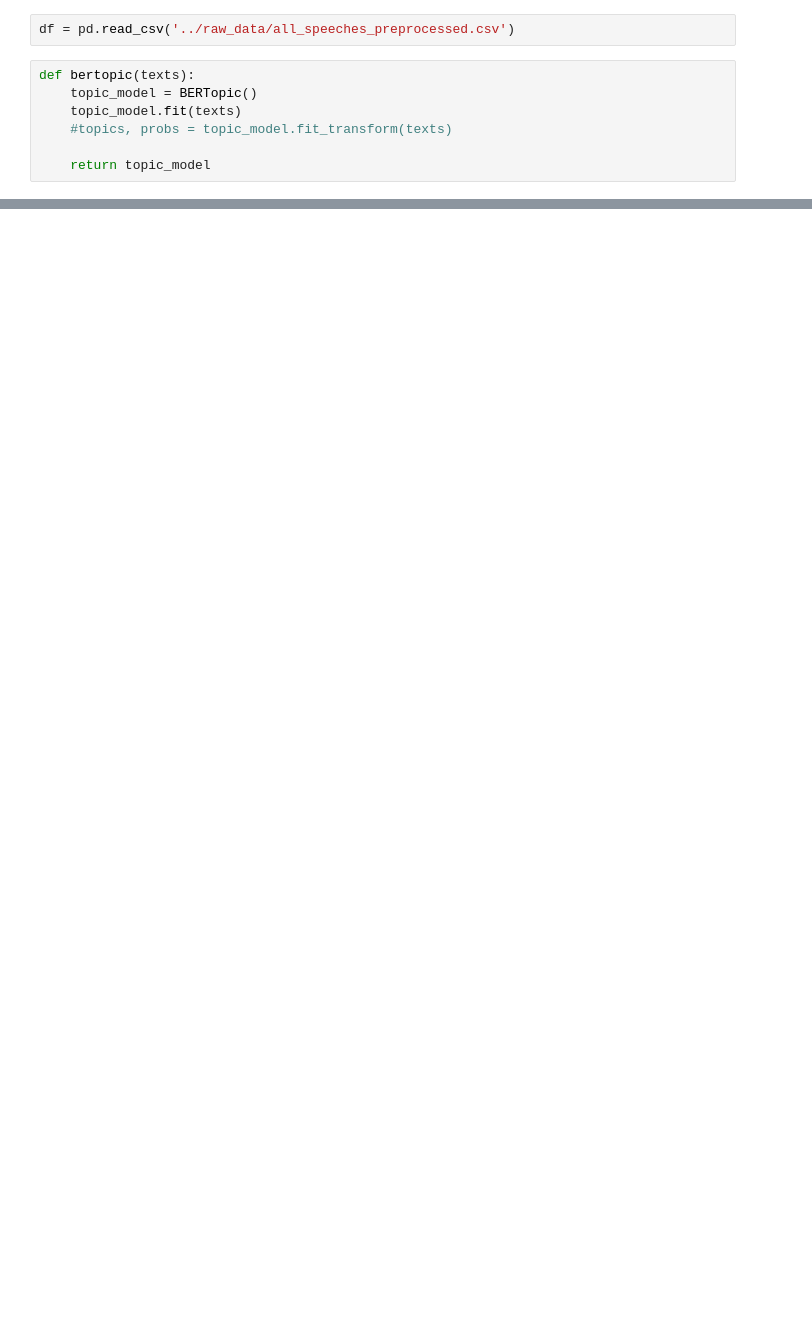
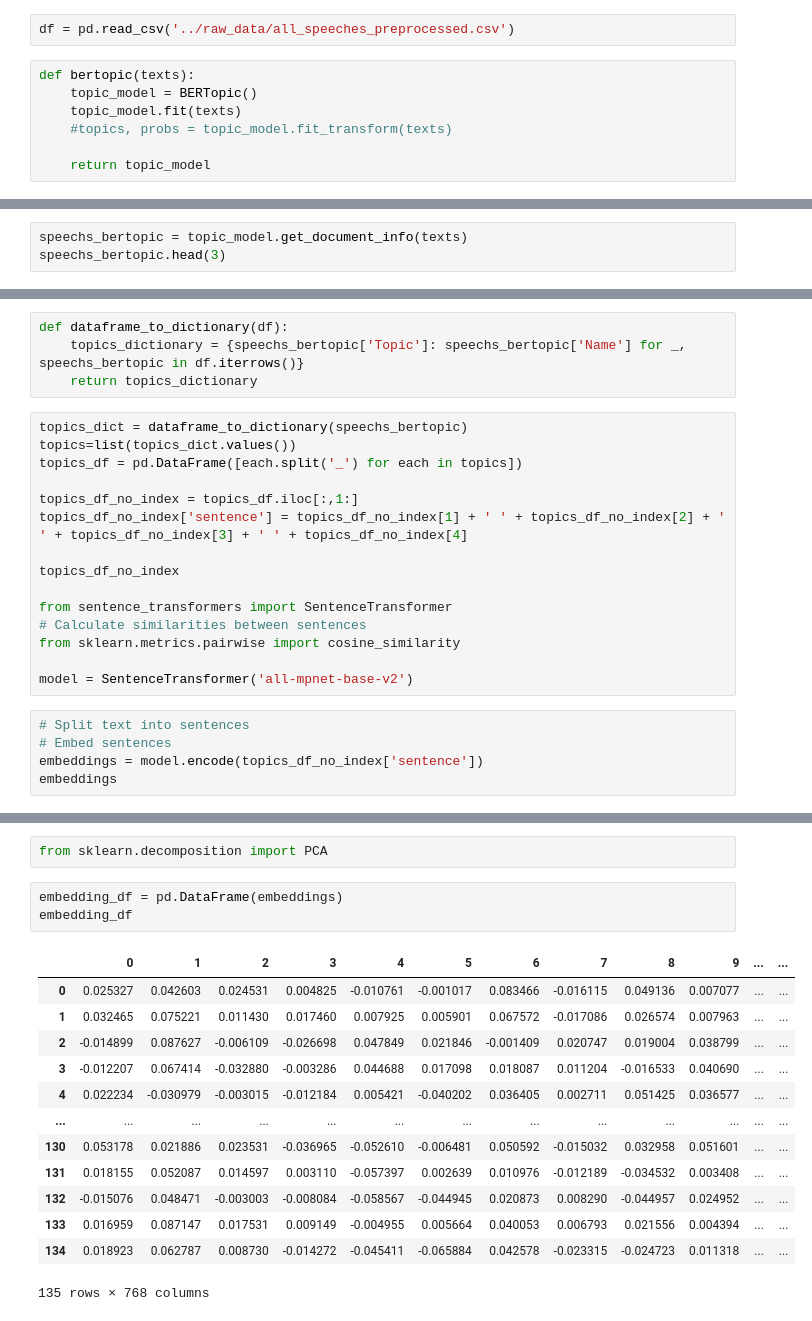
Before and after one commit to renzorico/speeches-at-UN, a Jupyter notebook: project/bertopic_vec.ipynb, the cells around one changed output, grey strips where cells are left out. Saved outputs shown, nothing was run; the diff lists cells and outputs as text; blank space fills up the shorter version.

```diff
--- a/project/bertopic_vec.ipynb
+++ b/project/bertopic_vec.ipynb
@@ -56,0 +26,3 @@ for z in zip(topics, probs):
+# %%
+speechs_bertopic = topic_model.get_document_info(texts)
+speechs_bertopic.head(3)
@@ -56,0 +55,24 @@ for z in zip(topics, probs):
+# %%
+def dataframe_to_dictionary(df):
+    topics_dictionary = {speechs_bertopic['Topic']: speechs_bertopic['Name'] for _, speechs_bertopic in df.iterrows()}
+    return topics_dictionary
+# %%
+topics_dict = dataframe_to_dictionary(speechs_bertopic)
+topics=list(topics_dict.values())
+topics_df = pd.DataFrame([each.split('_') for each in topics])
+
+topics_df_no_index = topics_df.iloc[:,1:]
+topics_df_no_index['sentence'] = topics_df_no_index[1] + ' ' + topics_df_no_index[2] + ' ' + topics_df_no_index[3] + ' ' + topics_df_no_index[4]
+
+topics_df_no_index
+
+from sentence_transformers import SentenceTransformer
+# Calculate similarities between sentences
+from sklearn.metrics.pairwise import cosine_similarity
+
+model = SentenceTransformer('all-mpnet-base-v2')
+# %%
+# Split text into sentences
+# Embed sentences
+embeddings = model.encode(topics_df_no_index['sentence'])
+embeddings
@@ -56,0 +93,19 @@ for z in zip(topics, probs):
+# %%
+from sklearn.decomposition import PCA
+# %%
+embedding_df = pd.DataFrame(embeddings)
+embedding_df
+# %% [output]
+|  | 0 | 1 | 2 | 3 | 4 | 5 | 6 | 7 | 8 | 9 | ... | ... |
+| 0 | 0.025327 | 0.042603 | 0.024531 | 0.004825 | -0.010761 | -0.001017 | 0.083466 | -0.016115 | 0.049136 | 0.007077 | ... | ... |
+| 1 | 0.032465 | 0.075221 | 0.011430 | 0.017460 | 0.007925 | 0.005901 | 0.067572 | -0.017086 | 0.026574 | 0.007963 | ... | ... |
+| 2 | -0.014899 | 0.087627 | -0.006109 | -0.026698 | 0.047849 | 0.021846 | -0.001409 | 0.020747 | 0.019004 | 0.038799 | ... | ... |
+| 3 | -0.012207 | 0.067414 | -0.032880 | -0.003286 | 0.044688 | 0.017098 | 0.018087 | 0.011204 | -0.016533 | 0.040690 | ... | ... |
+| 4 | 0.022234 | -0.030979 | -0.003015 | -0.012184 | 0.005421 | -0.040202 | 0.036405 | 0.002711 | 0.051425 | 0.036577 | ... | ... |
+| ... | ... | ... | ... | ... | ... | ... | ... | ... | ... | ... | ... | ... |
+| 130 | 0.053178 | 0.021886 | 0.023531 | -0.036965 | -0.052610 | -0.006481 | 0.050592 | -0.015032 | 0.032958 | 0.051601 | ... | ... |
+| 131 | 0.018155 | 0.052087 | 0.014597 | 0.003110 | -0.057397 | 0.002639 | 0.010976 | -0.012189 | -0.034532 | 0.003408 | ... | ... |
+| 132 | -0.015076 | 0.048471 | -0.003003 | -0.008084 | -0.058567 | -0.044945 | 0.020873 | 0.008290 | -0.044957 | 0.024952 | ... | ... |
+| 133 | 0.016959 | 0.087147 | 0.017531 | 0.009149 | -0.004955 | 0.005664 | 0.040053 | 0.006793 | 0.021556 | 0.004394 | ... | ... |
+| 134 | 0.018923 | 0.062787 | 0.008730 | -0.014272 | -0.045411 | -0.065884 | 0.042578 | -0.023315 | -0.024723 | 0.011318 | ... | ... |
+135 rows × 768 columns
```
Also changed, not shown: parts of 19 cells of this notebook, 1 other file.
